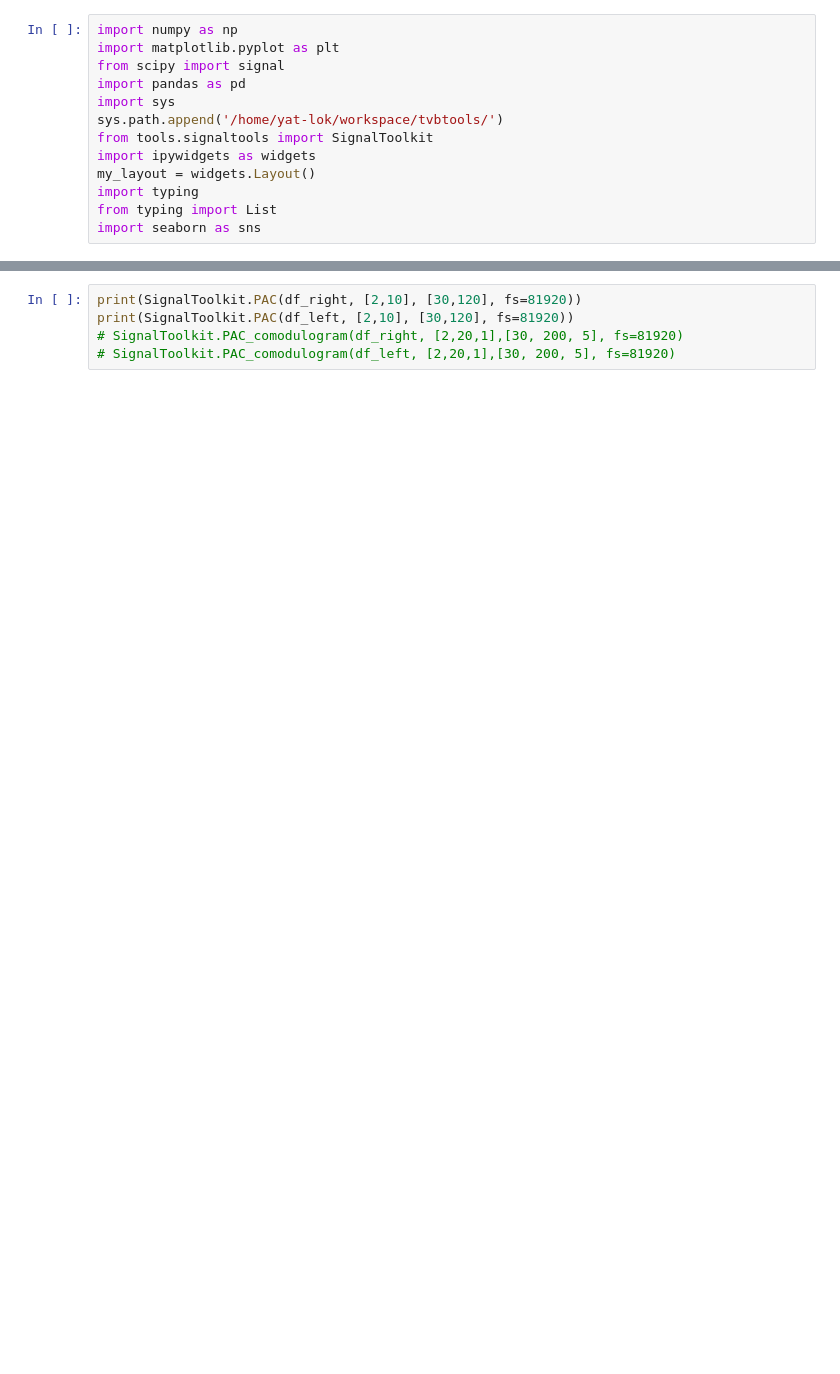
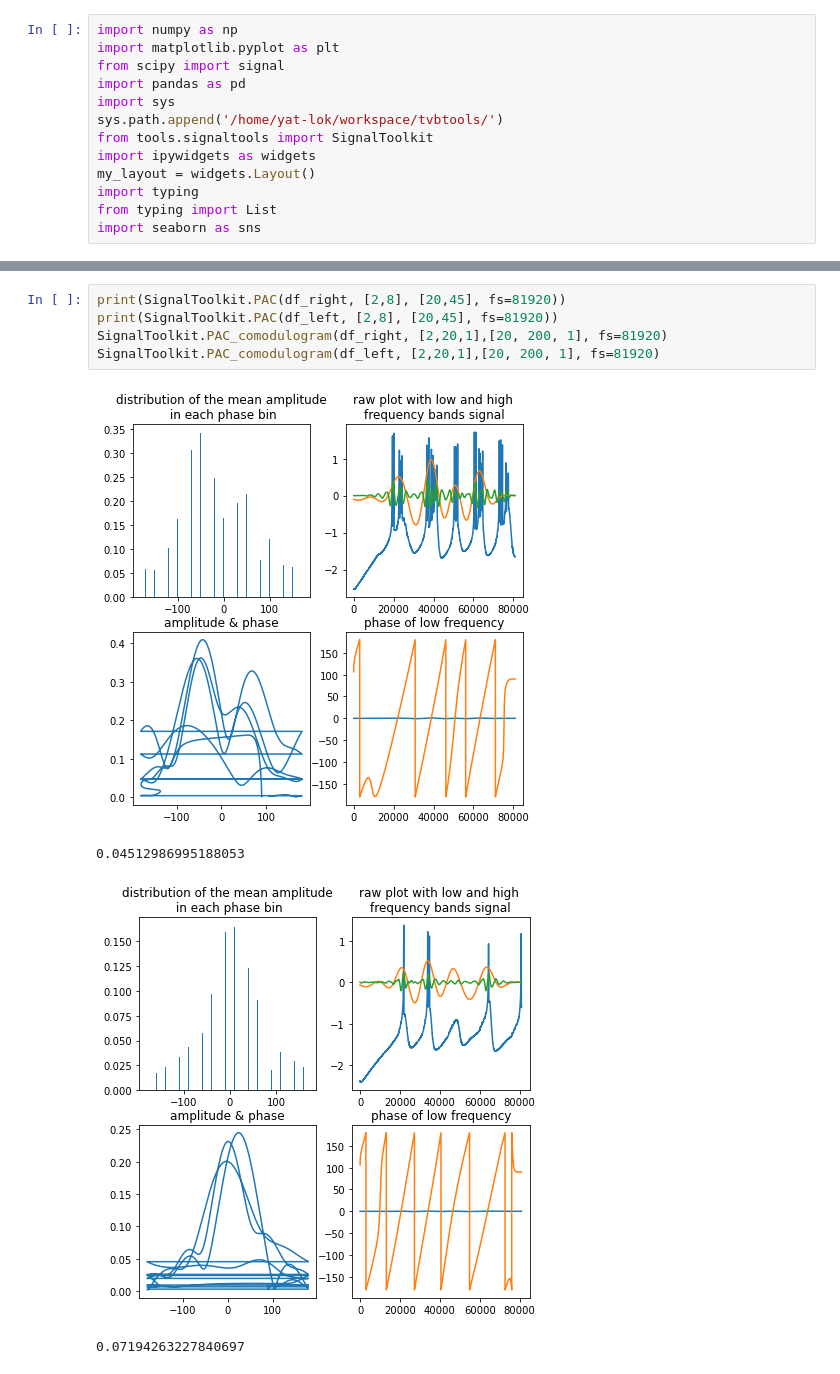
Before and after one commit to yilewang/Gc_detect_script, a Jupyter notebook: application/CFC.ipynb, the cells around one changed output, grey strips where cells are left out. Drawn from its saved outputs; the diff is of its cells as text; blank space fills up the shorter version.

```diff
--- a/application/CFC.ipynb
+++ b/application/CFC.ipynb
@@ -31,5 +93,10 @@ plt.show()
 # %%
-print(SignalToolkit.PAC(df_right, [2,10], [30,120], fs=81920))
-print(SignalToolkit.PAC(df_left, [2,10], [30,120], fs=81920))
-# SignalToolkit.PAC_comodulogram(df_right, [2,20,1],[30, 200, 5], fs=81920)
-# SignalToolkit.PAC_comodulogram(df_left, [2,20,1],[30, 200, 5], fs=81920)
+print(SignalToolkit.PAC(df_right, [2,8], [20,45], fs=81920))
+print(SignalToolkit.PAC(df_left, [2,8], [20,45], fs=81920))
+SignalToolkit.PAC_comodulogram(df_right, [2,20,1],[20, 200, 1], fs=81920)
+SignalToolkit.PAC_comodulogram(df_left, [2,20,1],[20, 200, 1], fs=81920)
+# %% [output]
+[figure, added]
+0.04512986995188053
+[figure, added]
+0.07194263227840697
```
Also changed, not shown: parts of 5 cells of this notebook, 4 other files.
